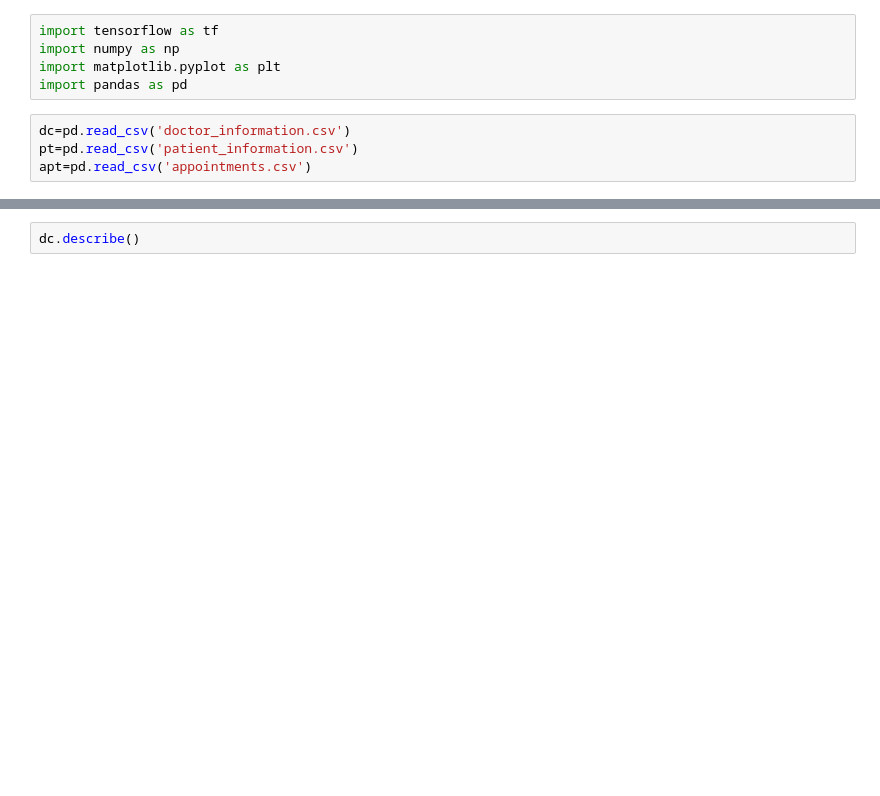
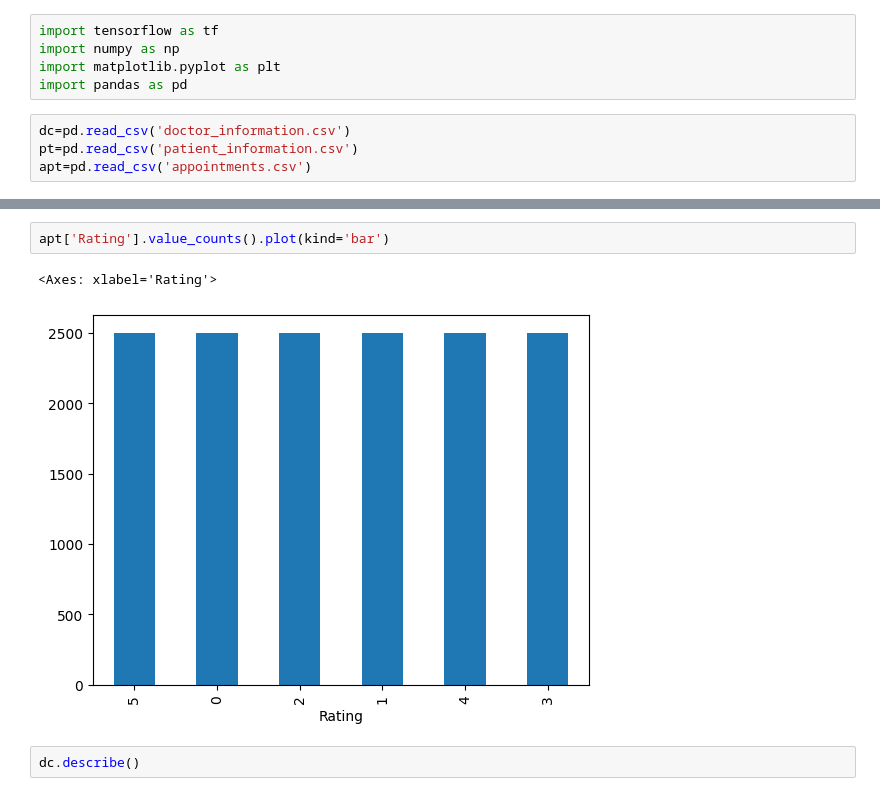
Before and after one commit to avinash84319/Doctor-Recommender-System, a Jupyter notebook: recomend-train-one-model.ipynb, the cells around one changed output, grey strips where cells are left out. Drawn from its saved outputs; the diff is of its cells as text; blank space fills up the shorter version.

```diff
--- a/recomend-train-one-model.ipynb
+++ b/recomend-train-one-model.ipynb
@@ -10,3 +25,8 @@ apt=pd.read_csv('appointments.csv')
+# %%
+apt['Rating'].value_counts().plot(kind='bar')
+# %% [output]
+<Axes: xlabel='Rating'>
+[figure, added]
 # %%
 dc.describe()
 # %% [output]
```
Also changed, not shown: parts of 18 cells of this notebook, 5 other files.
